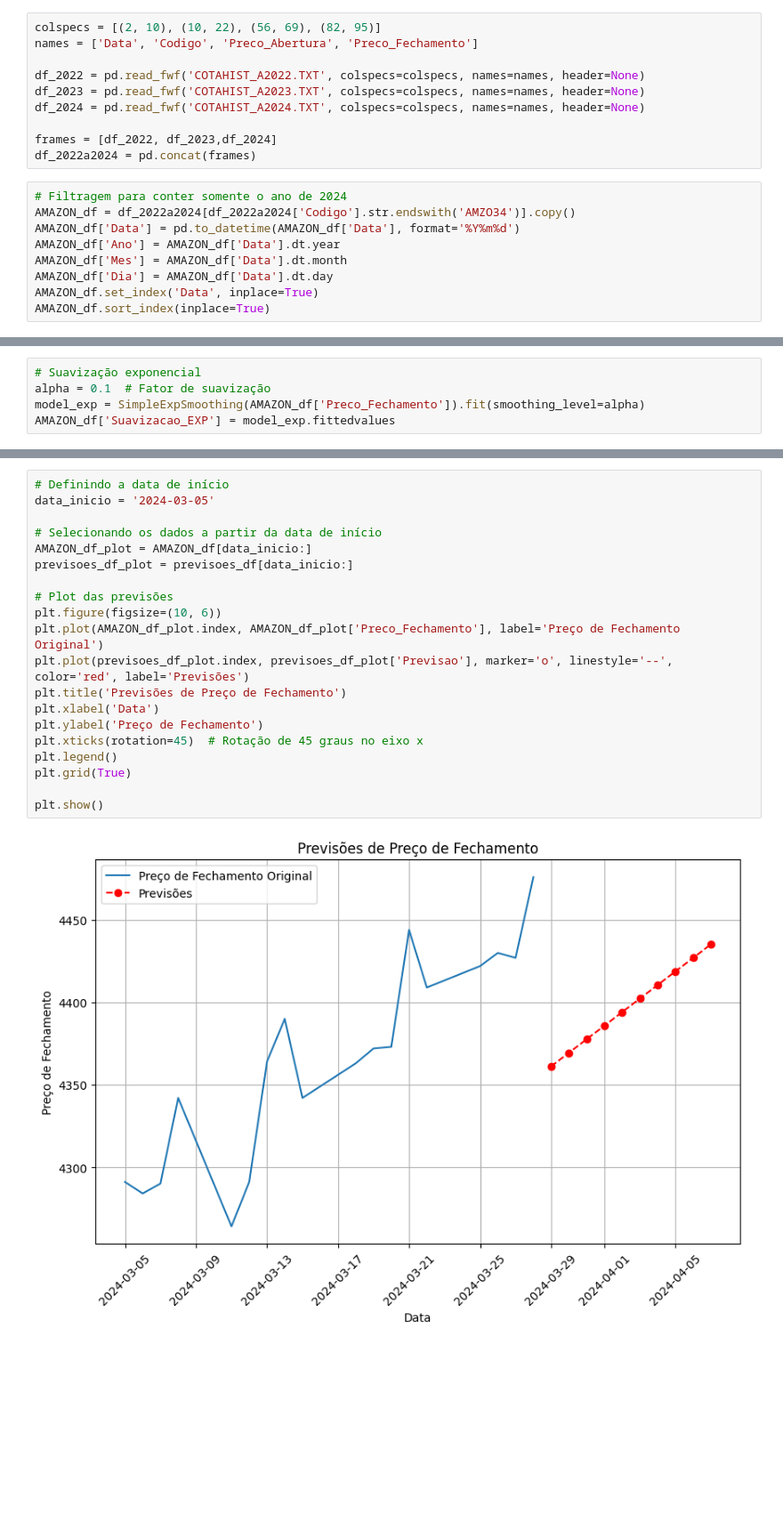
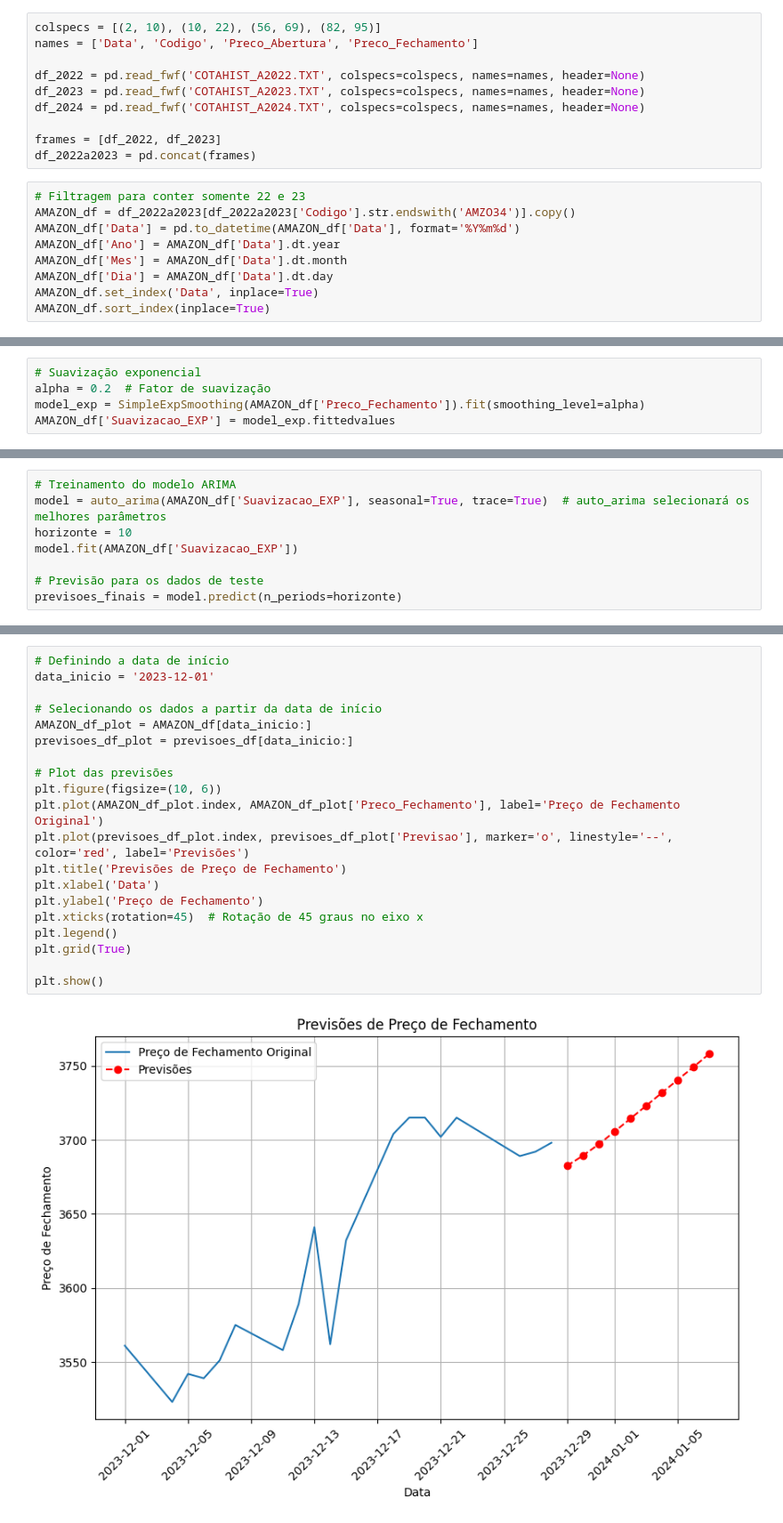
Before and after one commit to sergiolfaria/Atividades_Ciencia_De_Dados, a Jupyter notebook: Trabalho Arima/Arima.ipynb, the cells around one changed output, grey strips where cells are left out. Shown at 89% size. Saved outputs shown, nothing was run; the diff lists cells and outputs as text; blank space fills up the shorter version.

Commit message:
entrega do arima e correção de alguns codigos cujo não foram executados

```diff
--- a/Trabalho Arima/Arima.ipynb
+++ b/Trabalho Arima/Arima.ipynb
@@ -17,11 +18,11 @@ df_2022 = pd.read_fwf('COTAHIST_A2022.TXT', colspecs=colspecs, names=names, head
 df_2023 = pd.read_fwf('COTAHIST_A2023.TXT', colspecs=colspecs, names=names, header=None)
 df_2024 = pd.read_fwf('COTAHIST_A2024.TXT', colspecs=colspecs, names=names, header=None)
 
-frames = [df_2022, df_2023,df_2024]
-df_2022a2024 = pd.concat(frames)
+frames = [df_2022, df_2023]
+df_2022a2023 = pd.concat(frames)
 # %%
-# Filtragem para conter somente o ano de 2024
-AMAZON_df = df_2022a2024[df_2022a2024['Codigo'].str.endswith('AMZO34')].copy()
+# Filtragem para conter somente 22 e 23
+AMAZON_df = df_2022a2023[df_2022a2023['Codigo'].str.endswith('AMZO34')].copy()
 AMAZON_df['Data'] = pd.to_datetime(AMAZON_df['Data'], format='%Y%m%d')
 AMAZON_df['Ano'] = AMAZON_df['Data'].dt.year
 AMAZON_df['Mes'] = AMAZON_df['Data'].dt.month
@@ -57,6 +84,6 @@ plt.show()
 # %%
 # Suavização exponencial
-alpha = 0.1  # Fator de suavização
+alpha = 0.2  # Fator de suavização
 model_exp = SimpleExpSmoothing(AMAZON_df['Preco_Fechamento']).fit(smoothing_level=alpha)
 AMAZON_df['Suavizacao_EXP'] = model_exp.fittedvalues
 # %%
@@ -91,0 +122,8 @@ Valor-p: 0.03844301070688323
+# %%
+# Treinamento do modelo ARIMA
+model = auto_arima(AMAZON_df['Suavizacao_EXP'], seasonal=True, trace=True)  # auto_arima selecionará os melhores parâmetros
+horizonte = 10
+model.fit(AMAZON_df['Suavizacao_EXP'])
+
+# Previsão para os dados de teste
+previsoes_finais = model.predict(n_periods=horizonte)
@@ -151,22 +190,22 @@ plt.show()
 # %%
 # Definindo a data de início
-data_inicio = '2024-03-05'
+data_inicio = '2023-12-01'
 
 # Selecionando os dados a partir da data de início
 AMAZON_df_plot = AMAZON_df[data_inicio:]
 previsoes_df_plot = previsoes_df[data_inicio:]
 
 # Plot das previsões
 plt.figure(figsize=(10, 6))
 plt.plot(AMAZON_df_plot.index, AMAZON_df_plot['Preco_Fechamento'], label='Preço de Fechamento Original')
 plt.plot(previsoes_df_plot.index, previsoes_df_plot['Previsao'], marker='o', linestyle='--', color='red', label='Previsões')
 plt.title('Previsões de Preço de Fechamento')
 plt.xlabel('Data')
 plt.ylabel('Preço de Fechamento')
 plt.xticks(rotation=45)  # Rotação de 45 graus no eixo x
 plt.legend()
 plt.grid(True)
 
 plt.show()
 # %% [output]
-[figure, old version]
+[figure, new version]
```
Also changed, not shown: parts of 16 cells of this notebook, 2 other files.
